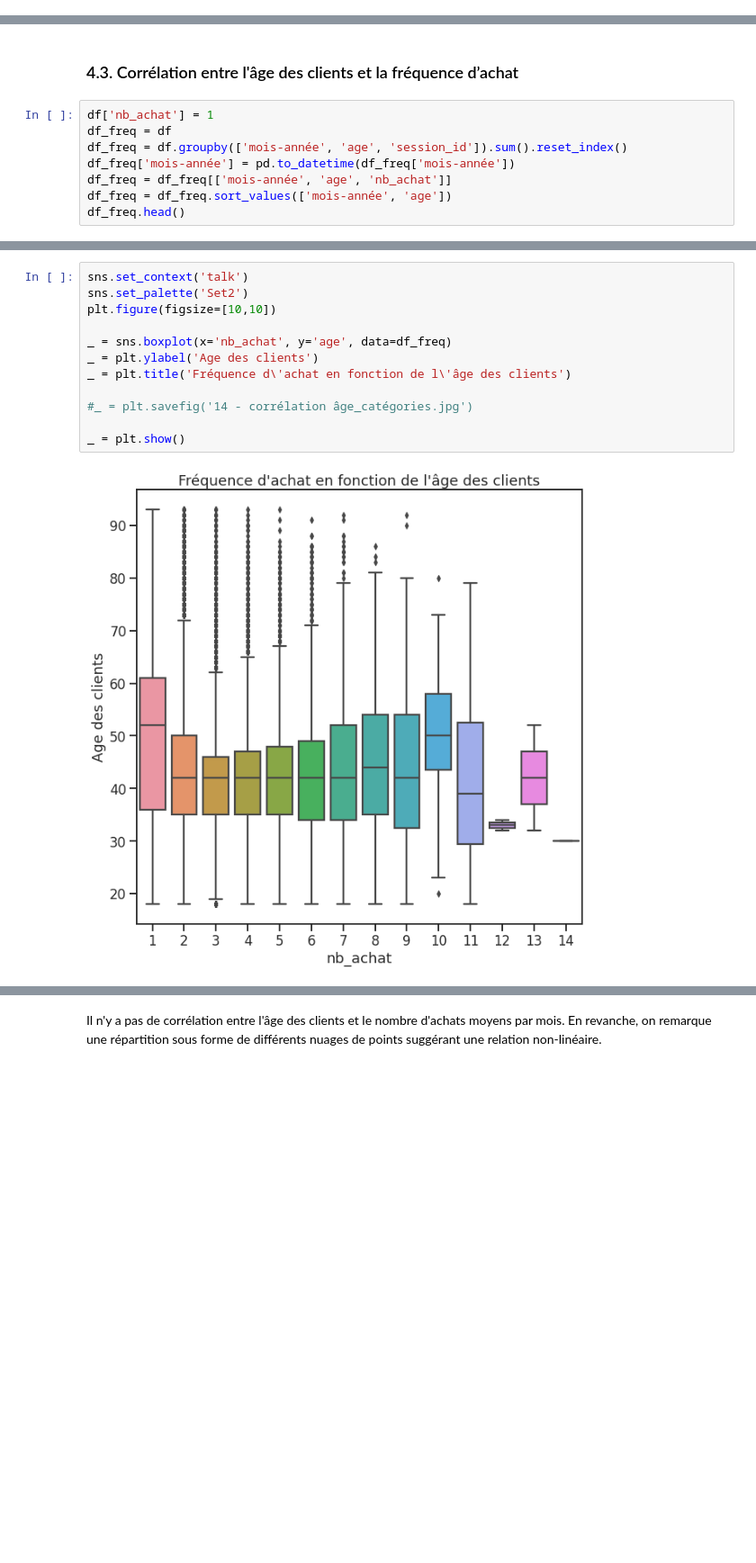
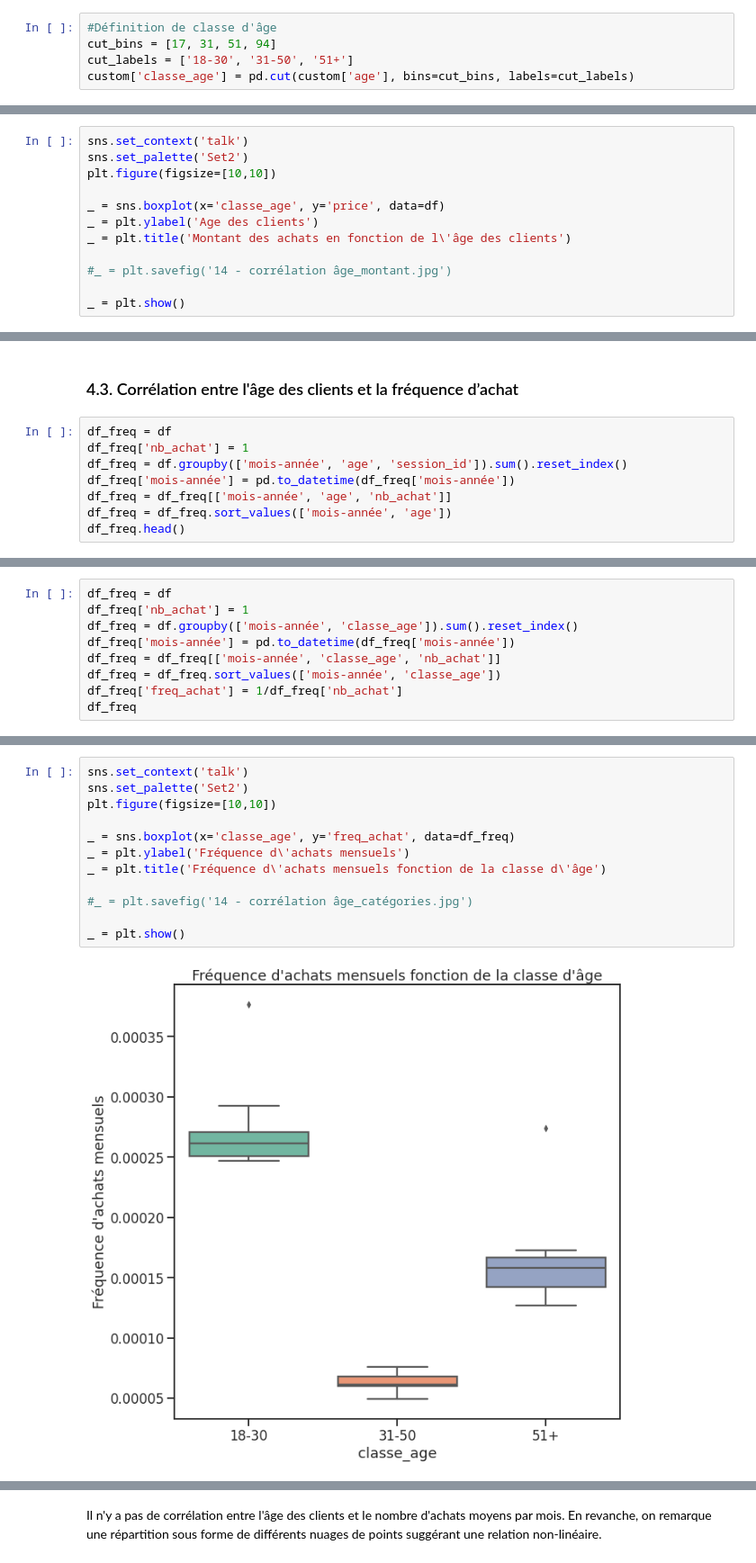
Before and after one commit to Sylvariane/Analyse-des-ventes-d-une-entreprise, a Jupyter notebook: P04_02_scriptanalyse.ipynb, the cells around one changed output, grey strips where cells are left out. Shown at 90% size. Saved outputs shown, nothing was run; the diff lists cells and outputs as text; blank space fills up the shorter version.

```diff
--- a/P04_02_scriptanalyse.ipynb
+++ b/P04_02_scriptanalyse.ipynb
@@ -72,6 +68,11 @@ print(custom.head())
 2137     c_100   M   1992   30
 8471    c_1000   F   1966   56
 3425    c_1001   M   1982   40
+# %%
+#Définition de classe d'âge
+cut_bins = [17, 31, 51, 94]
+cut_labels = ['18-30', '31-50', '51+']
+custom['classe_age'] = pd.cut(custom['age'], bins=cut_bins, labels=cut_labels)
 # %% [markdown]
 On s'intéresse à la répartition des femmes et des hommes dans notre fichier client.
 # %%
@@ -579,0 +565,12 @@ Il y a une corrélation entre l'âge et le montant total des achats. Les clients
+# %%
+sns.set_context('talk')
+sns.set_palette('Set2')
+plt.figure(figsize=[10,10])
+
+_ = sns.boxplot(x='classe_age', y='price', data=df)
+_ = plt.ylabel('Age des clients')
+_ = plt.title('Montant des achats en fonction de l\'âge des clients')
+
+#_ = plt.savefig('14 - corrélation âge_montant.jpg')
+
+_ = plt.show()
@@ -580,8 +597,8 @@ Il y a une corrélation entre l'âge et le montant total des achats. Les clients
 # %% [markdown]
 ### 4.3. Corrélation entre l'âge des clients et la fréquence d’achat
 # %%
-df['nb_achat'] = 1
 df_freq = df
+df_freq['nb_achat'] = 1
 df_freq = df.groupby(['mois-année', 'age', 'session_id']).sum().reset_index()
 df_freq['mois-année'] = pd.to_datetime(df_freq['mois-année'])
 df_freq = df_freq[['mois-année', 'age', 'nb_achat']]
@@ -629,3 +646,12 @@ _ = plt.savefig('12 - Corrélation age_freq.jpg')
 _ = plt.show()
 # %% [output]
 [figure]
+# %%
+df_freq = df
+df_freq['nb_achat'] = 1
+df_freq = df.groupby(['mois-année', 'classe_age']).sum().reset_index()
+df_freq['mois-année'] = pd.to_datetime(df_freq['mois-année'])
+df_freq = df_freq[['mois-année', 'classe_age', 'nb_achat']]
+df_freq = df_freq.sort_values(['mois-année', 'classe_age'])
+df_freq['freq_achat'] = 1/df_freq['nb_achat']
+df_freq
@@ -632,15 +676,15 @@ _ = plt.show()
 # %%
 sns.set_context('talk')
 sns.set_palette('Set2')
 plt.figure(figsize=[10,10])
 
-_ = sns.boxplot(x='nb_achat', y='age', data=df_freq)
-_ = plt.ylabel('Age des clients')
-_ = plt.title('Fréquence d\'achat en fonction de l\'âge des clients')
+_ = sns.boxplot(x='classe_age', y='freq_achat', data=df_freq)
+_ = plt.ylabel('Fréquence d\'achats mensuels')
+_ = plt.title('Fréquence d\'achats mensuels fonction de la classe d\'âge')
 
 #_ = plt.savefig('14 - corrélation âge_catégories.jpg')
 
 _ = plt.show()
 # %% [output]
-[figure, old version]
+[figure, new version]
 # %%
```
Also changed, not shown: parts of 33 cells of this notebook.
